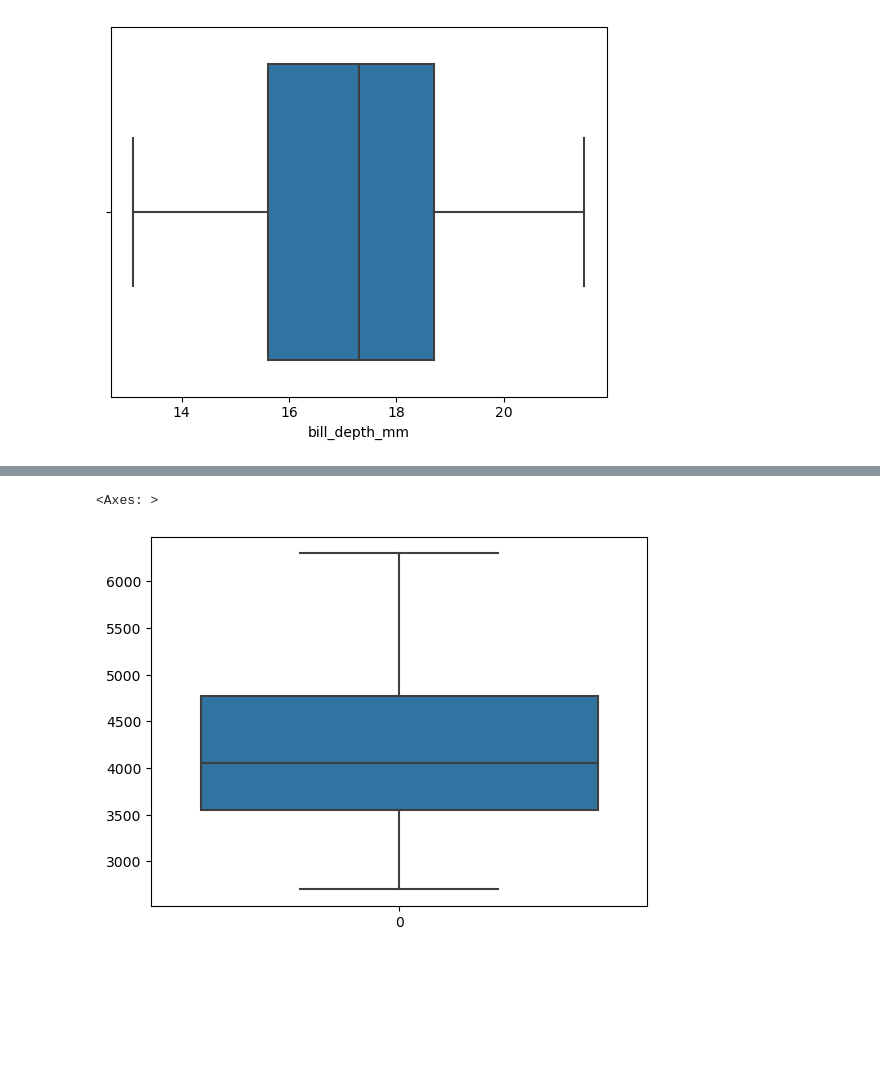
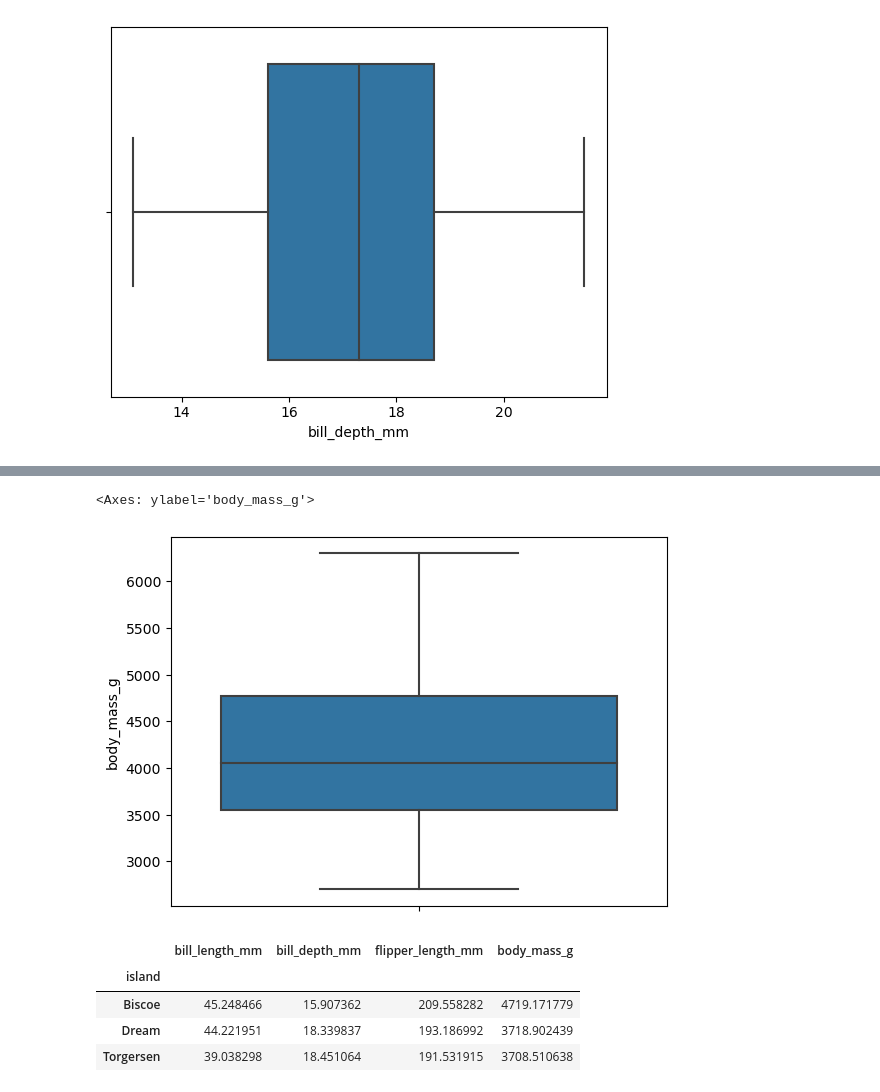
Before and after one commit to HueVuong12/Computer-Statistics, a Jupyter notebook: ON_GK/On_GK.ipynb, the cells around one changed output, grey strips where cells are left out. Saved outputs shown, nothing was run; the diff lists cells and outputs as text; code cells hidden in the pictures; blank space fills up the shorter version.

```diff
--- a/ON_GK/On_GK.ipynb
+++ b/ON_GK/On_GK.ipynb
@@ -163,5 +173,13 @@ sns.boxplot(data = df, x='flipper_length_mm')
 # %%
-sns.boxplot(data = df, x='body_mass_g')
+sns.boxplot(data = df, y='body_mass_g')
 # %% [output]
-<Axes: >
+<Axes: ylabel='body_mass_g'>
-[figure, old version]
+[figure, new version]
+# %%
+df[['island',	'bill_length_mm','bill_depth_mm','flipper_length_mm' , 'body_mass_g']].groupby(['island']).mean()
+# %% [output]
+|  | bill_length_mm | bill_depth_mm | flipper_length_mm | body_mass_g |
+| island |  |  |  |  |
+| Biscoe | 45.248466 | 15.907362 | 209.558282 | 4719.171779 |
+| Dream | 44.221951 | 18.339837 | 193.186992 | 3718.902439 |
+| Torgersen | 39.038298 | 18.451064 | 191.531915 | 3708.510638 |
```
Also changed, not shown: parts of 4 cells of this notebook.
